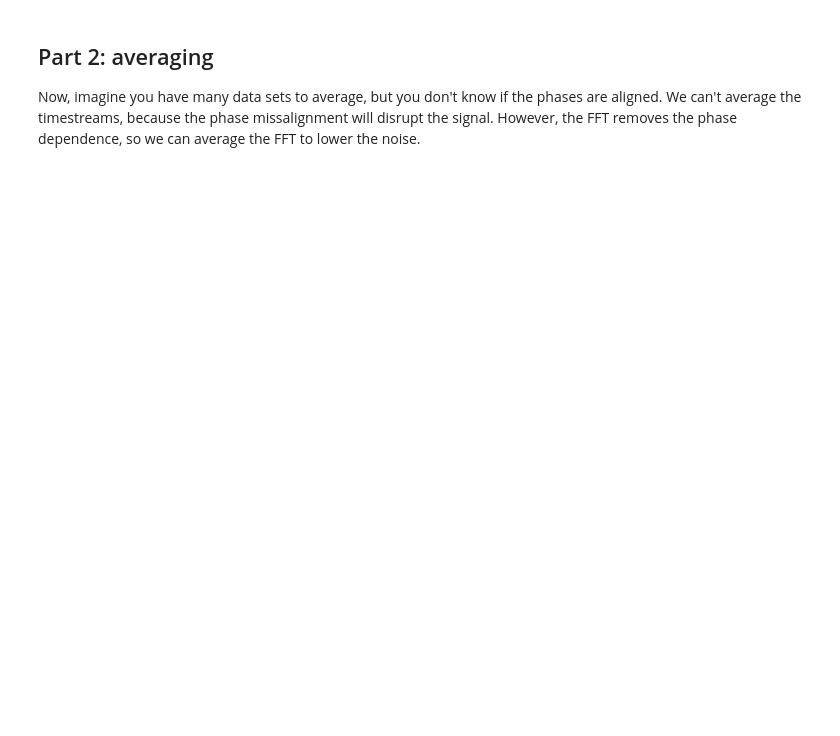
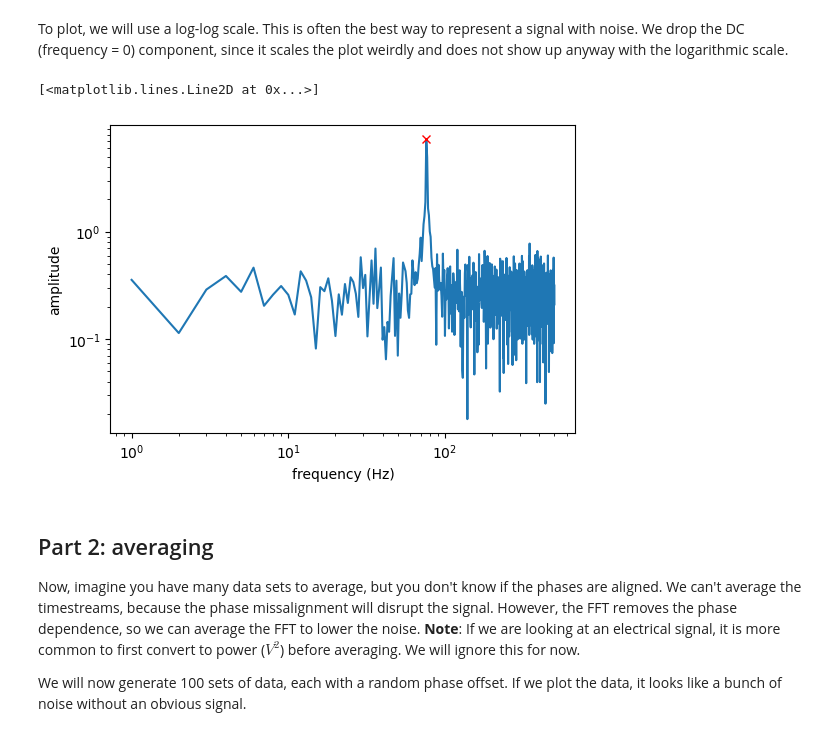
Before and after one commit to loganfoote/sagi, a Jupyter notebook: lessons/instrument_control/lesson6/fft_sampling.ipynb, the cells around one changed output. Drawn from its saved outputs; the diff is of its cells as text; code cells hidden in the pictures; blank space fills up the shorter version.

```diff
--- a/lessons/instrument_control/lesson6/fft_sampling.ipynb
+++ b/lessons/instrument_control/lesson6/fft_sampling.ipynb
@@ -27,10 +44,19 @@ print(f'Frequency: {f[max_index]}')
+# %% [markdown]
+To plot, we will use a log-log scale. This is often the best way to represent a signal with noise. We drop the DC (frequency = 0) component, since it scales the plot weirdly and does not show up anyway with the logarithmic scale.
 # %%
-plt.plot(f, y)
-plt.plot(f[max_index], y[max_index], 'xr')
-plt.loglog()
+fig, ax = plt.subplots(figsize = [6, 4])
+ax.set(ylabel = 'amplitude', xlabel = 'frequency (Hz)')
+ax.loglog()
+ax.plot(f[1:], y[1:])
+ax.plot(f[max_index], y[max_index], 'xr')
+# %% [output]
+[<matplotlib.lines.Line2D at 0x...>]
+[figure, added]
 # %% [markdown]
 ## Part 2: averaging
-Now, imagine you have many data sets to average, but you don't know if the phases are aligned. We can't average the timestreams, because the phase missalignment will disrupt the signal. However, the FFT removes the phase dependence, so we can average the FFT to lower the noise.
+Now, imagine you have many data sets to average, but you don't know if the phases are aligned. We can't average the timestreams, because the phase missalignment will disrupt the signal. However, the FFT removes the phase dependence, so we can average the FFT to lower the noise. <b>Note</b>: If we are looking at an electrical signal, it is more common to first convert to power ($V^2$) before averaging. We will ignore this for now.
+
+We will now generate 100 sets of data, each with a random phase offset. If we plot the data, it looks like a bunch of noise without an obvious signal.
 # %%
 import numpy as np
 import matplotlib.pyplot as plt
```
Also changed, not shown: parts of 13 cells of this notebook, 11 other files.
